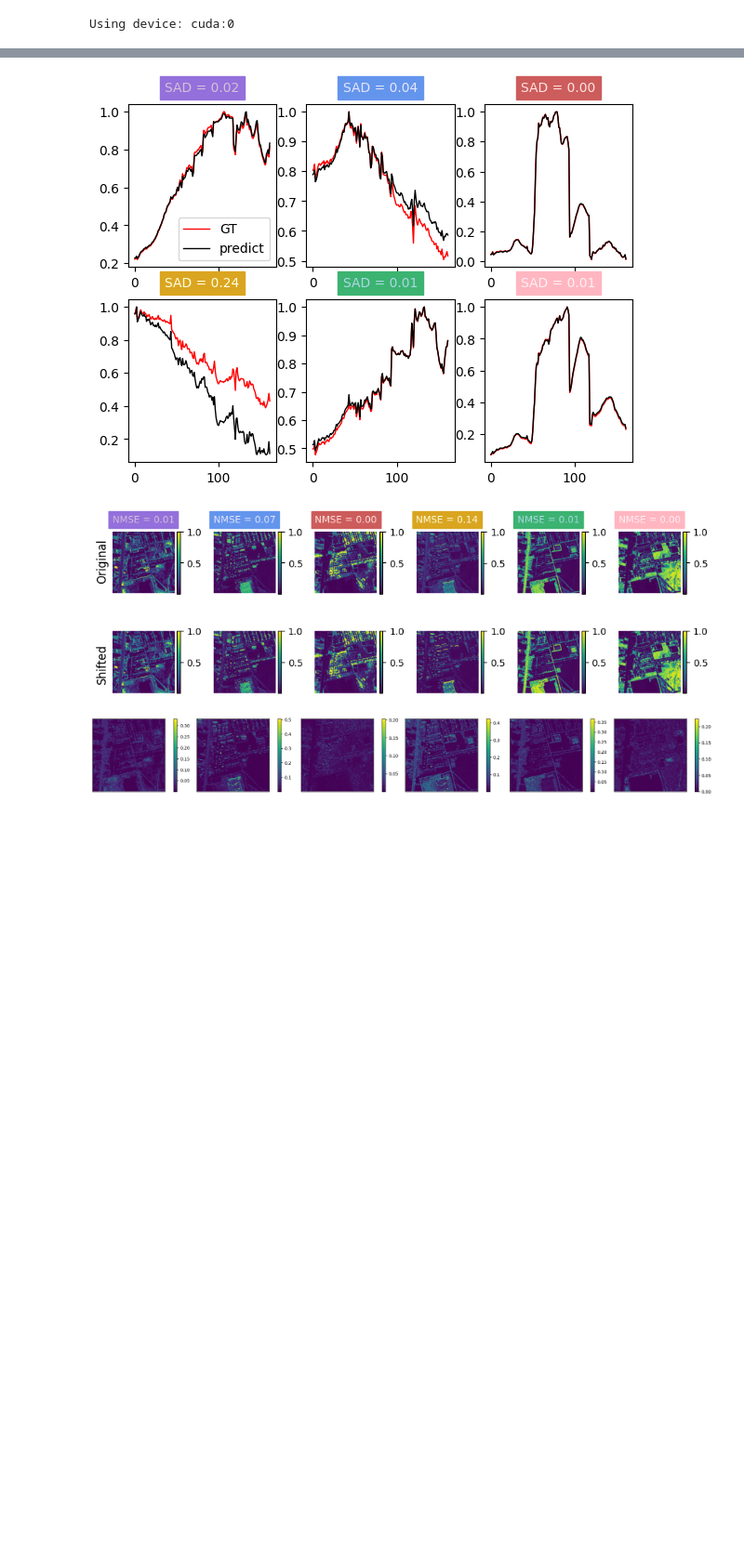
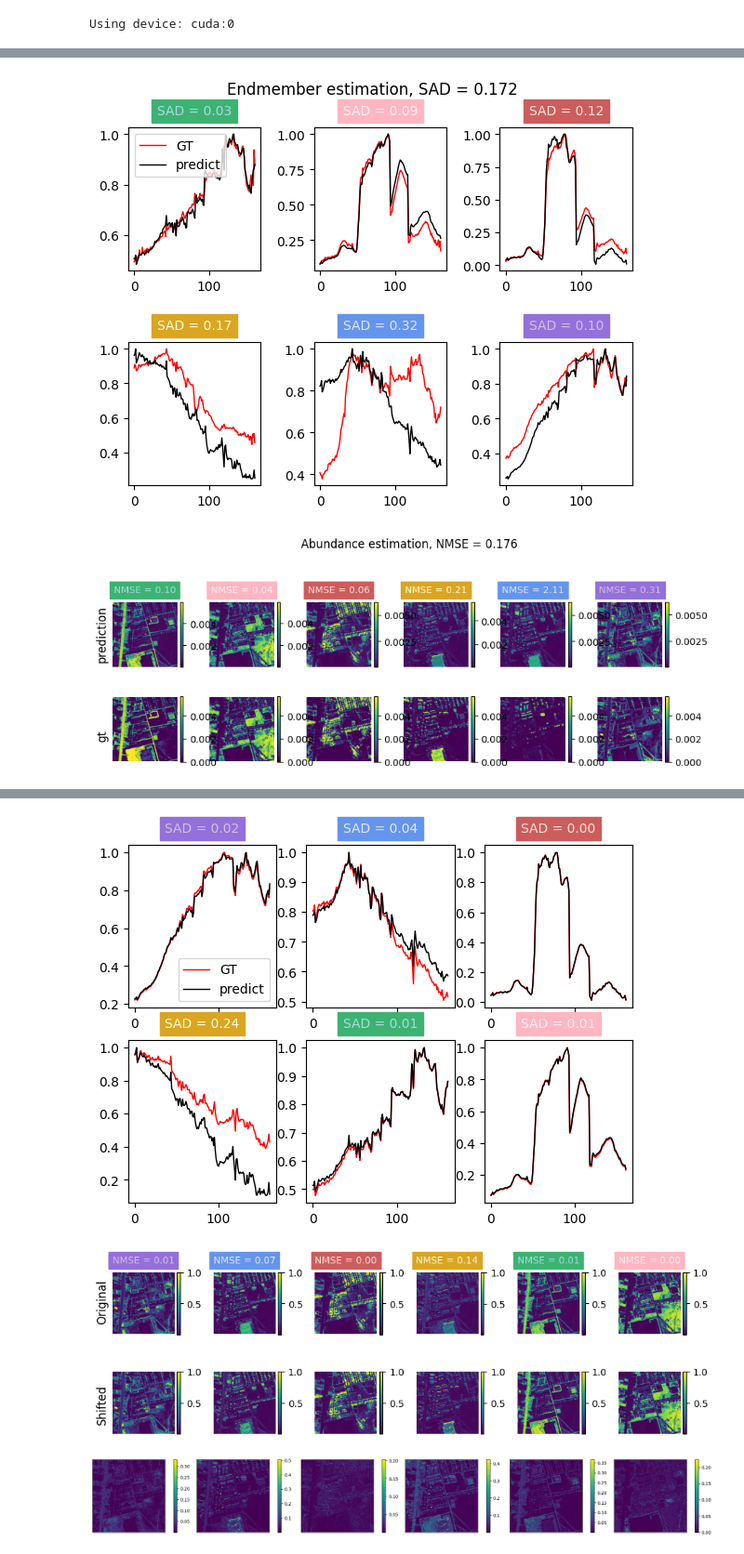
Before and after one commit to edabier/SS-HSU_benchmark, a Jupyter notebook: fm_unmixing_crop.ipynb, the cells around one changed output, grey strips where cells are left out. Shown at 93% size. Saved outputs shown, nothing was run; the diff lists cells and outputs as text; code cells hidden in the pictures; blank space fills up the shorter version.

```diff
--- a/fm_unmixing_crop.ipynb
+++ b/fm_unmixing_crop.ipynb
@@ -139,0 +112,64 @@ OutOfMemoryError: CUDA out of memory. Tried to allocate 148.00 MiB. GPU 0 has a
+# %%
+epochs, lr = 200, 0.002
+
+optim_wrapper = dict(
+    optimizer=dict(type='AdamW', lr=lr, betas=(0.9, 0.999), weight_decay=0.18),
+    constructor='LayerDecayOptimizerConstructor_ViT',
+    paramwise_cfg=dict(num_layers=12, layer_decay_rate=0.9))
+
+n_xp = 10
+E_hats, A_hats = torch.zeros(n_xp, B, c), torch.zeros(n_xp, c, new_H, new_H)
+upsampled_features = torch.zeros(n_xp, D1, new_H, new_H)
+
+for n in range(n_xp):
+
+    print(f"Running xp : {n}")
+
+    model = rsfm.Unmixing_from_features(D=D1, alpha=alpha1, H=new_H, B=B, c=c, n_features=n_features, use_cls=False, is_cnnaeu=False)
+    model.apply(model.weights_init)
+    model_dict = model.decoder.state_dict()
+    model_dict["decoder.weight"][:,:,0,0] = init_e
+    # model = models.init_decoder_weights(model, Y_1/Y_1.max(), c, is_unmixer=True, normalize=False)
+
+    model = model.to(dev)
+    optimizer = build_optim_wrapper(model, optim_wrapper)
+
+    for epoch in range(epochs):
+
+        optimizer.zero_grad()
+
+        Y = Y_1.to(dev)
+        A = A_1.to(dev)
+        E = E_init.to(dev)
+
+        optimizer.zero_grad()
+
+        Y, features = rsfm.extract_f(fm1, Y, new_H, wavelengths, use_cls=False)
+
+        E_hat, A_hat, Y_hat = model(features)
+        loss = model.loss(Y, Y_hat, A_hat, E_hat)
+
+        loss.backward()
+        nn.utils.clip_grad_norm_(model.parameters(), max_norm=10, norm_type=1)
+        optimizer.step()
+
+        if hasattr(model, 'decoder'):
+            with torch.no_grad():
+                constraints = models.weightConstraint()
+                model.decoder.apply(constraints)
+    model.eval()
+
+    with torch.no_grad():
+        _, A_1, features = rsfm.extract_f(fm1, Y_1, new_H, wavelengths, A_1 ,use_cls=False)
+        E_hat, A_hat, _ = model(features)
+
+    upsampled_features[n] = model.upsample(features).reshape(D1, new_H, new_H)
+    E_hats[n] = E_hat
+    A_hats[n] = A_hat.squeeze(0)
+
+E_hat_m1 = torch.mean(E_hats, dim=0)
+A_hat_m1 = torch.mean(A_hats, dim=0)
+
+sad, sad_a, mse = plots.compute_metrics_and_plot(E_hat_m1, A_hat_m1, A_1, E, normalize_E=True, normalize_A=True, return_results=True)
+print(f"Average SAD = {format(sad, '.3f')}, SAD_A = {format(sad_a, '.3f')}, MSE = {format(mse, '.3f')}")
+# %% [output]
@@ -139,0 +193,2 @@ OutOfMemoryError: CUDA out of memory. Tried to allocate 148.00 MiB. GPU 0 has a
+[figure, added]
+[figure, added]
```
Also changed, not shown: parts of 7 cells of this notebook, 4 other files.
